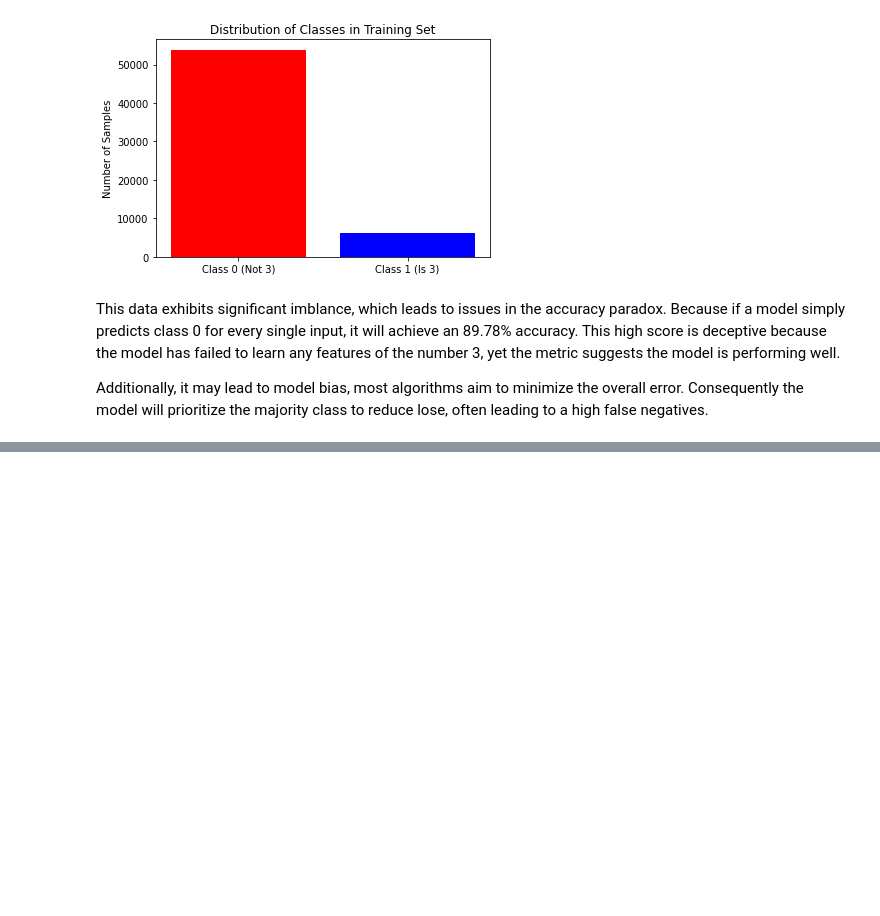
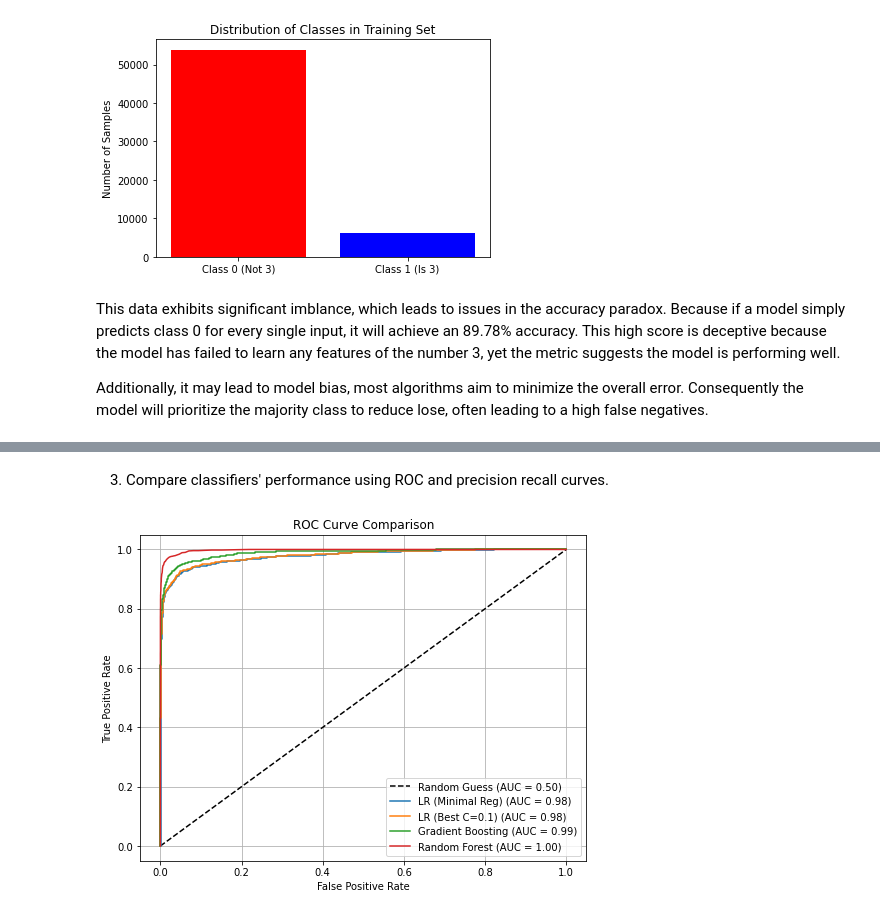
Before and after one commit to edwall201/Machine-Learning-26-Spring, a Jupyter notebook: assign3/assign3.ipynb, the cells around one changed output, grey strips where cells are left out. Cells and saved outputs as stored; diff of their text form; code cells hidden in the pictures; blank space fills up the shorter version.

```diff
--- a/assign3/assign3.ipynb
+++ b/assign3/assign3.ipynb
@@ -498,0 +607,28 @@ Additionally, it may lead to model bias, most algorithms aim to minimize the ove
+# %%
+probs = {"LR (Minimal Reg)": lr_min_reg.predict_proba(X_test)[:, 1],
+         "LR (Best C=0.1)": lr_best_reg.predict_proba(X_test)[:, 1],
+         "Gradient Boosting": gbc.predict_proba(X_test)[:, 1],
+         "Random Forest": rfc.predict_proba(X_test)[:, 1]
+        }
+# %% [markdown]
+3. Compare classifiers' performance using ROC and precision recall curves.
+# %%
+from sklearn.metrics import roc_curve, auc
+
+plt.figure(figsize=(8, 6))
+
+plt.plot([0, 1], [0, 1], 'k--', label='Random Guess (AUC = 0.50)')
+
+for name, y_score in probs.items():
+    fpr, tpr, _ = roc_curve(y_test, y_score)
+    roc_auc = auc(fpr, tpr)
+    plt.plot(fpr, tpr, label=f'{name} (AUC = {roc_auc:.2f})')
+
+plt.title('ROC Curve Comparison')
+plt.xlabel('False Positive Rate')
+plt.ylabel('True Positive Rate')
+plt.legend(loc='lower right')
+plt.grid(True)
+plt.show()
+# %% [output]
+[figure, added]
```
Also changed, not shown: parts of 9 cells of this notebook.
